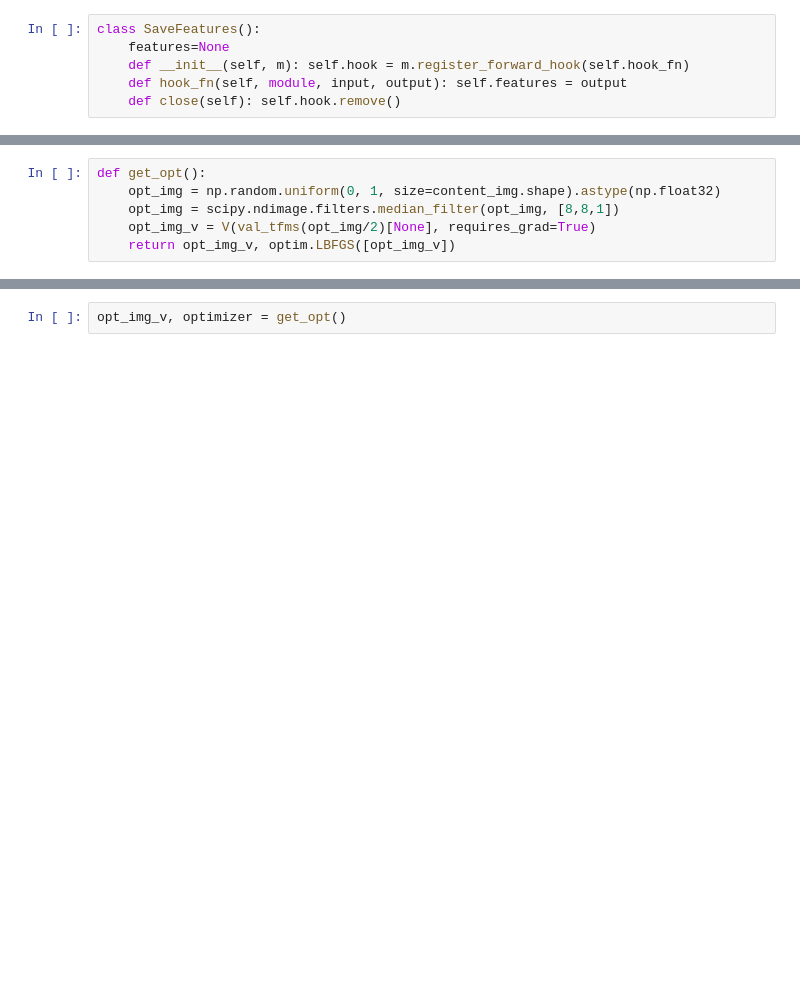
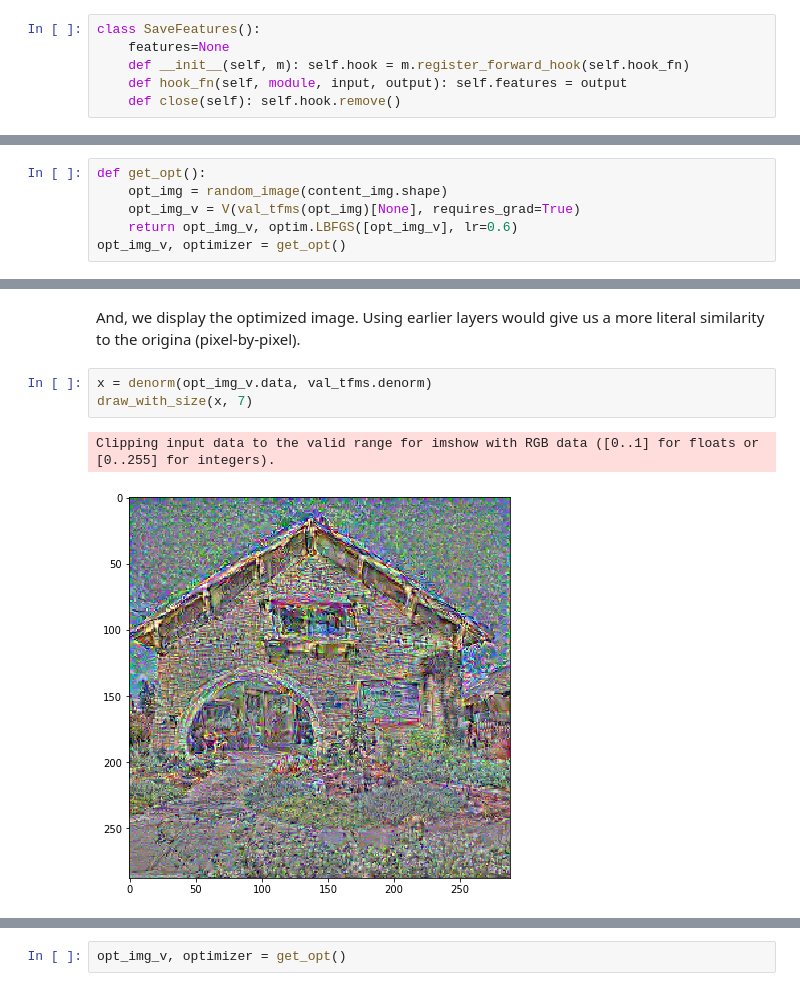
Before and after one commit to nrhodes/cs152fa2018, a Jupyter notebook: notebooks/StyleTransfer.ipynb, the cells around one changed output, grey strips where cells are left out. Drawn from its saved outputs; the diff is of its cells as text; blank space fills up the shorter version.

```diff
--- a/notebooks/StyleTransfer.ipynb
+++ b/notebooks/StyleTransfer.ipynb
@@ -126,6 +219,6 @@ sf = SaveFeatures(children(model)[block_ends[4]])
 # %%
 def get_opt():
-    opt_img = np.random.uniform(0, 1, size=content_img.shape).astype(np.float32)
-    opt_img = scipy.ndimage.filters.median_filter(opt_img, [8,8,1])
-    opt_img_v = V(val_tfms(opt_img/2)[None], requires_grad=True)
-    return opt_img_v, optim.LBFGS([opt_img_v])
+    opt_img = random_image(content_img.shape)
+    opt_img_v = V(val_tfms(opt_img)[None], requires_grad=True)
+    return opt_img_v, optim.LBFGS([opt_img_v], lr=0.6)
+opt_img_v, optimizer = get_opt()
@@ -131,0 +256,9 @@ def get_opt():
+# %% [markdown]
+And, we display the optimized image. Using earlier layers would give us a more literal similarity to the origina
+(pixel-by-pixel).
+# %%
+x = denorm(opt_img_v.data, val_tfms.denorm)
+draw_with_size(x, 7)
+# %% [output]
+Clipping input data to the valid range for imshow with RGB data ([0..1] for floats or [0..255] for integers).
+[figure, added]
```
Also changed, not shown: parts of 93 cells of this notebook.
